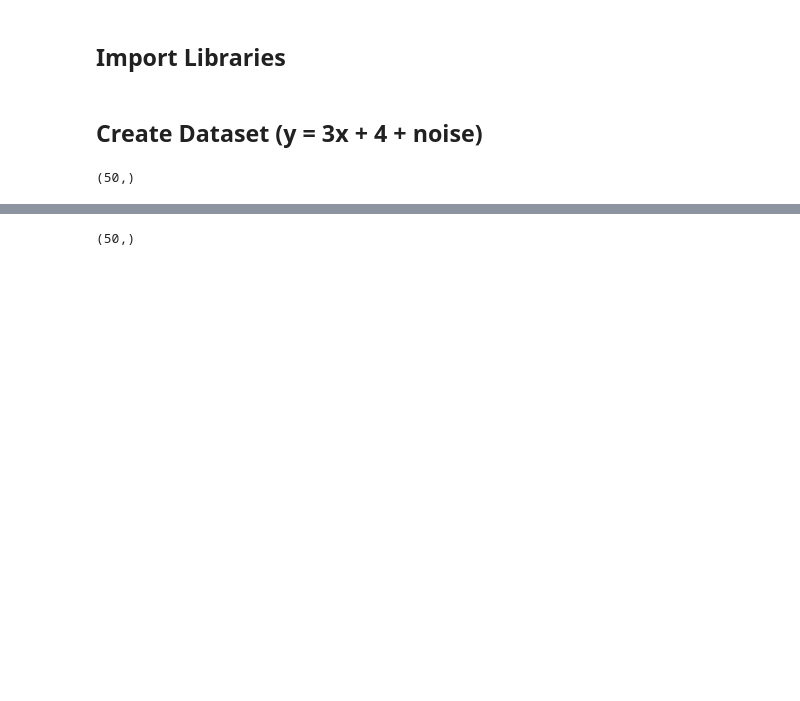
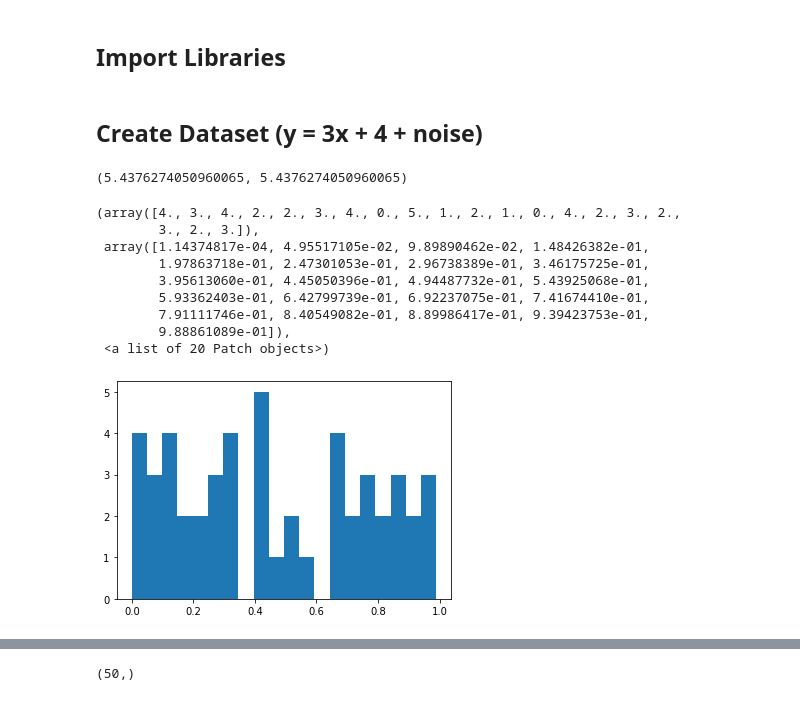
Before and after one commit to jaswanttaur/Learn-Python, a Jupyter notebook: TEQIP_III_Linear_Regression_Lab.ipynb, the cells around one changed output, grey strips where cells are left out. Cells and saved outputs as stored; diff of their text form; code cells hidden in the pictures; blank space fills up the shorter version.

```diff
--- a/TEQIP_III_Linear_Regression_Lab.ipynb
+++ b/TEQIP_III_Linear_Regression_Lab.ipynb
@@ -23,5 +20,18 @@ x = x * 5
 # %%
 #print shape of x
-x.shape
+3*x[0, 0]+4+ noise[0], y[0]
 # %% [output]
-(50,)
+(5.4376274050960065, 5.4376274050960065)
+# %%
+plt.hist(x, bins=20)
+# %% [output]
+(array([4., 3., 4., 2., 2., 3., 4., 0., 5., 1., 2., 1., 0., 4., 2., 3., 2.,
+        3., 2., 3.]),
+ array([1.14374817e-04, 4.95517105e-02, 9.89890462e-02, 1.48426382e-01,
+        1.97863718e-01, 2.47301053e-01, 2.96738389e-01, 3.46175725e-01,
+        3.95613060e-01, 4.45050396e-01, 4.94487732e-01, 5.43925068e-01,
+        5.93362403e-01, 6.42799739e-01, 6.92237075e-01, 7.41674410e-01,
+        7.91111746e-01, 8.40549082e-01, 8.89986417e-01, 9.39423753e-01,
+        9.88861089e-01]),
+ <a list of 20 Patch objects>)
+[figure, added]
```
Also changed, not shown: parts of 13 cells of this notebook.
